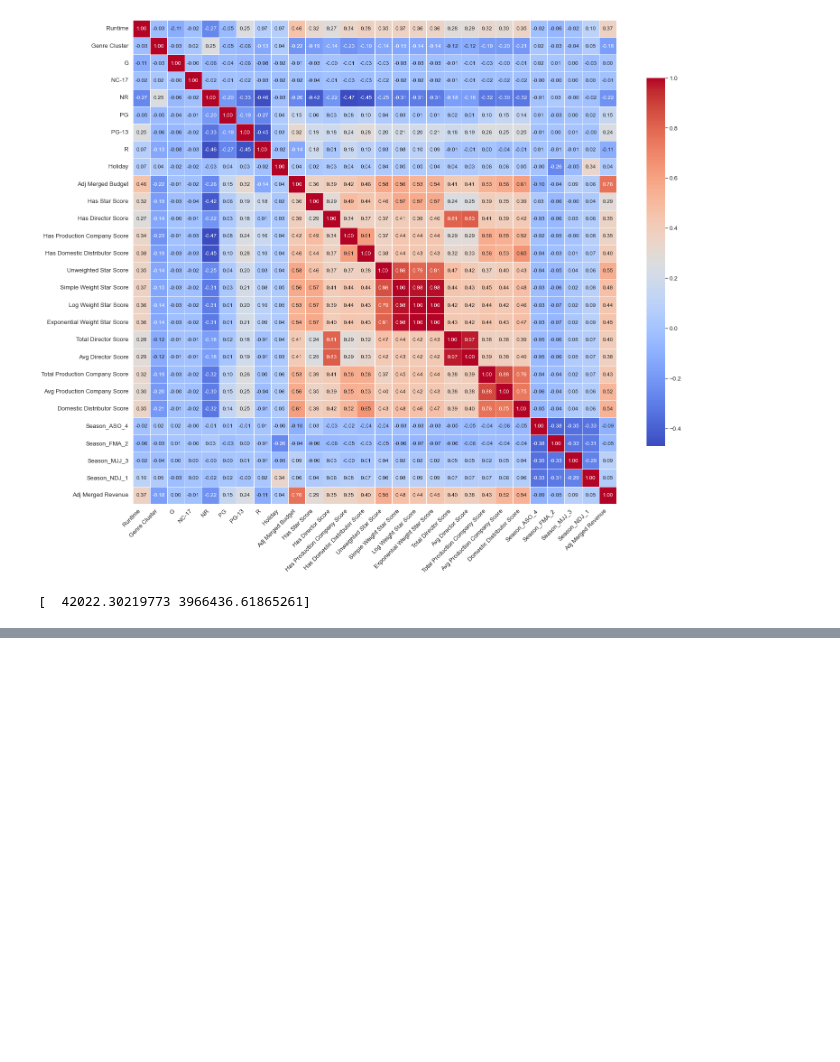
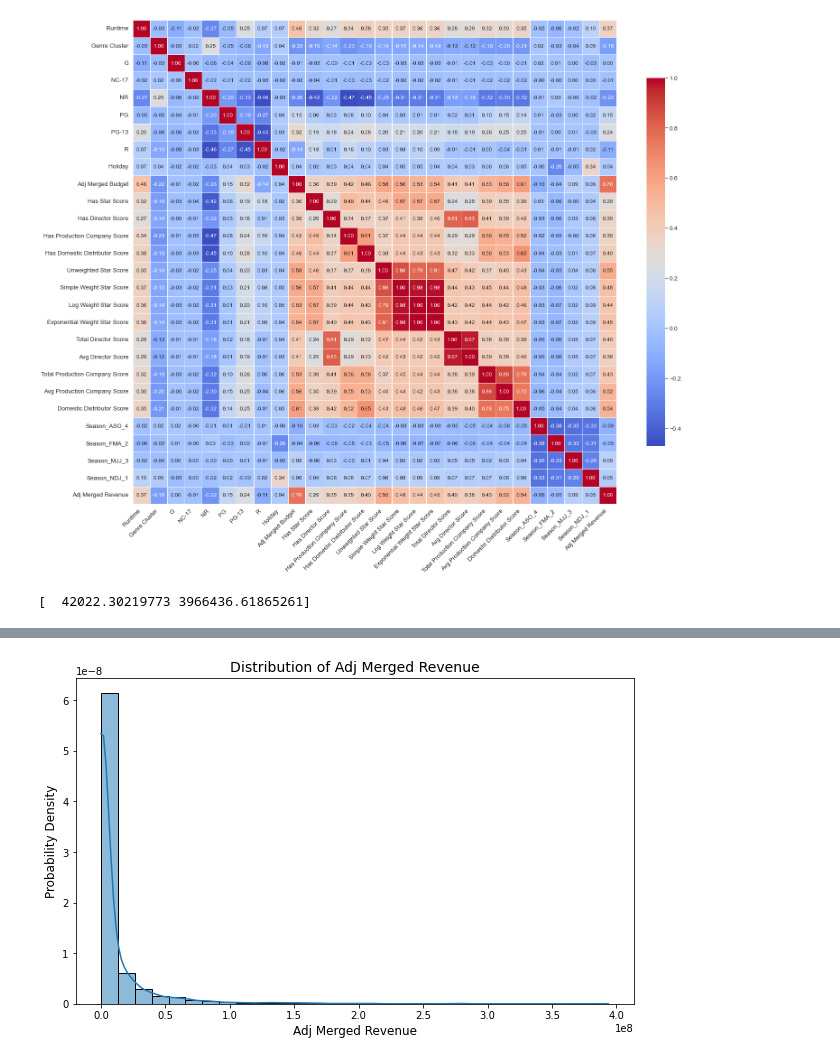
Before and after one commit to samob917/en553.602.FA23, a Jupyter notebook: 2. Data Understanding/2.3 Explore Data/Final EDA/2.3 Explora Data.ipynb, the cells around one changed output, grey strips where cells are left out. Saved outputs shown, nothing was run; the diff lists cells and outputs as text; code cells hidden in the pictures; blank space fills up the shorter version.

```diff
--- a/2. Data Understanding/2.3 Explore Data/Final EDA/2.3 Explora Data.ipynb
+++ b/2. Data Understanding/2.3 Explore Data/Final EDA/2.3 Explora Data.ipynb
@@ -197,0 +221,21 @@ df['Budget_Category'] = pd.cut(df['Adj Merged Budget'], bins=bin_edges
+# %%
+adj_merged_revenue = df['Adj Merged Revenue'].dropna()
+
+# Set up the figure and axis
+fig, ax = plt.subplots(figsize=(10, 6))
+
+# Create a histogram
+sns.histplot(adj_merged_revenue, bins=30, kde=True, edgecolor='black', stat='density')
+
+# Set labels and title
+ax.set_xlabel('Adj Merged Revenue', fontsize=12)
+ax.set_ylabel('Probability Density', fontsize=12)
+ax.set_title('Distribution of Adj Merged Revenue', fontsize=14)
+
+# Save the plot as an image file (e.g., PNG)
+plt.savefig(os.path.join(output_folder, 'adj_merged_revenue_distribution.png'), bbox_inches='tight', pad_inches=0.2)
+
+# Show the plot
+plt.show()
+# %% [output]
+[figure, added]
```
Also changed, not shown: parts of 3 cells of this notebook, 3 other files.
